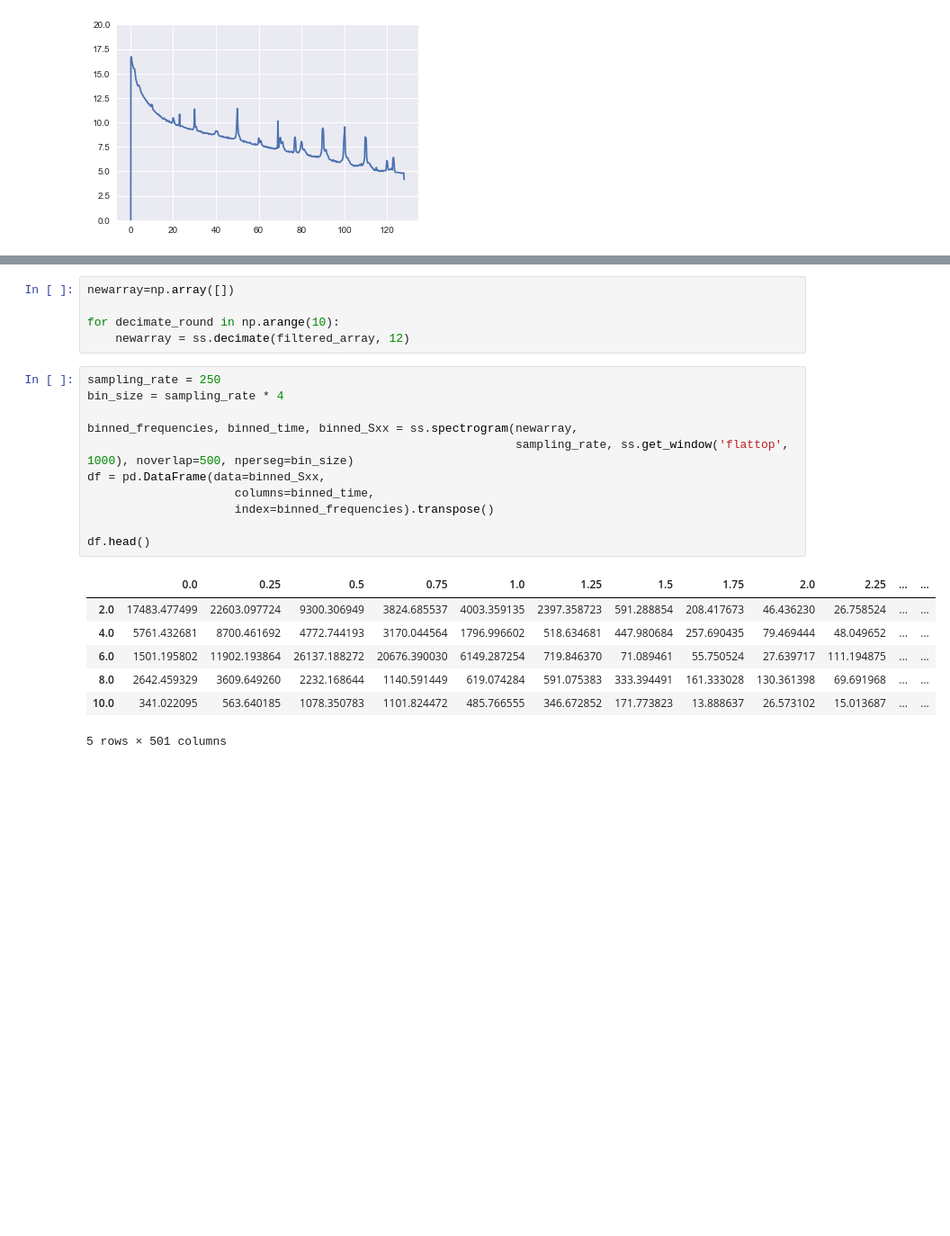
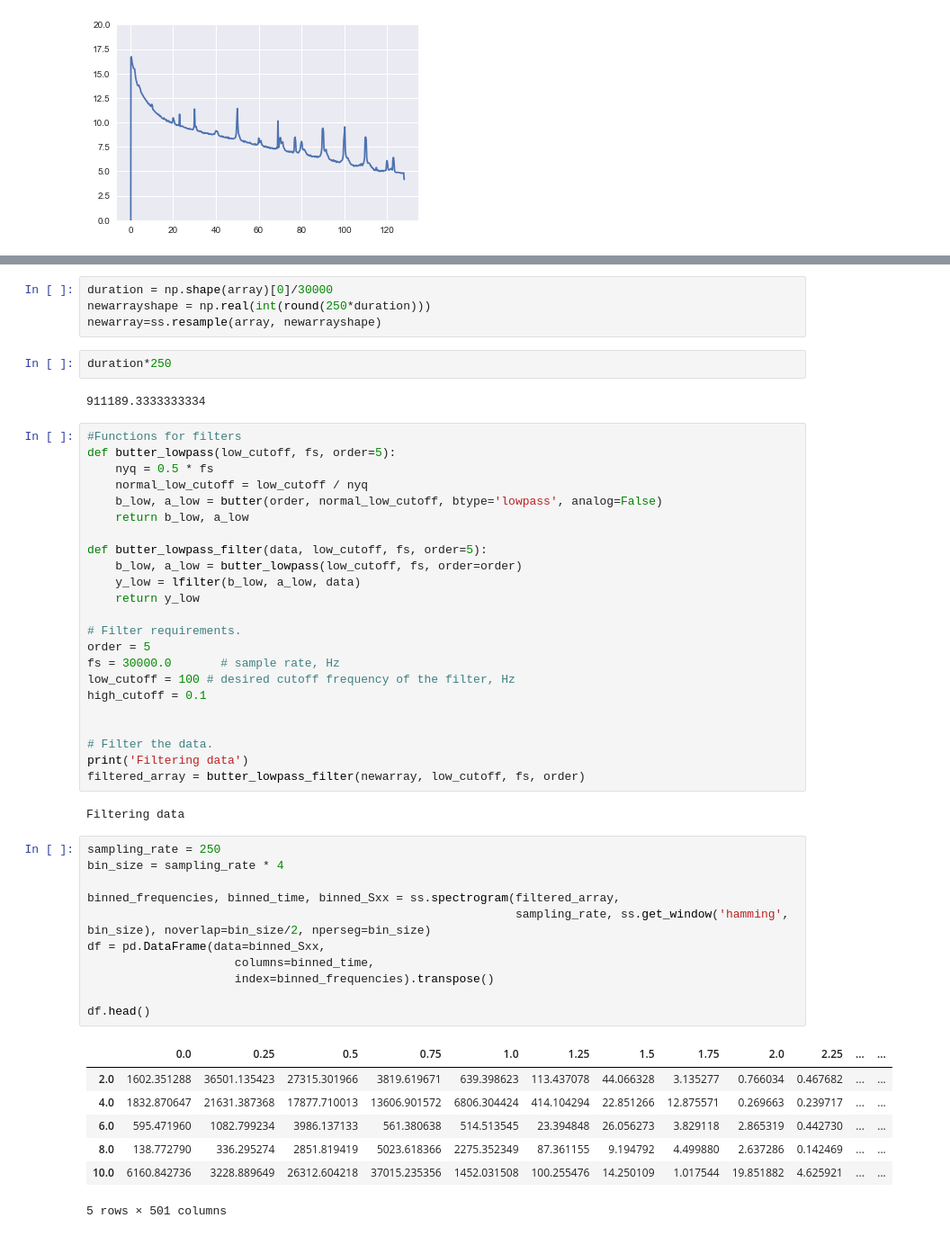
Before and after one commit to Ruairi-osul/ephys, a Jupyter notebook: eeg_preprocess/notebooks/Updated EEG analysis.ipynb, the cells around one changed output, grey strips where cells are left out. Shown at 90% size. Cells and saved outputs as stored; diff of their text form; blank space fills up the shorter version.

```diff
--- a/eeg_preprocess/notebooks/Updated EEG analysis.ipynb
+++ b/eeg_preprocess/notebooks/Updated EEG analysis.ipynb
@@ -251,26 +227,54 @@ Filtering data
-# %%
-newarray=np.array([])
-
-for decimate_round in np.arange(10):
-    newarray = ss.decimate(filtered_array, 12)
+# %%
+duration = np.shape(array)[0]/30000
+newarrayshape = np.real(int(round(250*duration)))
+newarray=ss.resample(array, newarrayshape)
+# %%
+duration*250
+# %% [output]
+911189.3333333334
+# %%
+#Functions for filters
+def butter_lowpass(low_cutoff, fs, order=5):
+    nyq = 0.5 * fs
+    normal_low_cutoff = low_cutoff / nyq
+    b_low, a_low = butter(order, normal_low_cutoff, btype='lowpass', analog=False)
+    return b_low, a_low
+
+def butter_lowpass_filter(data, low_cutoff, fs, order=5):
+    b_low, a_low = butter_lowpass(low_cutoff, fs, order=order)
+    y_low = lfilter(b_low, a_low, data)
+    return y_low
+
+# Filter requirements.
+order = 5
+fs = 30000.0       # sample rate, Hz
+low_cutoff = 100 # desired cutoff frequency of the filter, Hz
+high_cutoff = 0.1
+
+
+# Filter the data.
+print('Filtering data')
+filtered_array = butter_lowpass_filter(newarray, low_cutoff, fs, order)
+# %% [output]
+Filtering data
 # %%
 sampling_rate = 250
 bin_size = sampling_rate * 4
 
-binned_frequencies, binned_time, binned_Sxx = ss.spectrogram(newarray,
-                                                             sampling_rate, ss.get_window('flattop', 1000), noverlap=500, nperseg=bin_size)
+binned_frequencies, binned_time, binned_Sxx = ss.spectrogram(filtered_array,
+                                                             sampling_rate, ss.get_window('hamming', bin_size), noverlap=bin_size/2, nperseg=bin_size)
 df = pd.DataFrame(data=binned_Sxx,
                      columns=binned_time,
                      index=binned_frequencies).transpose()
 
 df.head()
 # %% [output]
 |  | 0.0 | 0.25 | 0.5 | 0.75 | 1.0 | 1.25 | 1.5 | 1.75 | 2.0 | 2.25 | ... | ... |
-| 2.0 | 17483.477499 | 22603.097724 | 9300.306949 | 3824.685537 | 4003.359135 | 2397.358723 | 591.288854 | 208.417673 | 46.436230 | 26.758524 | ... | ... |
-| 4.0 | 5761.432681 | 8700.461692 | 4772.744193 | 3170.044564 | 1796.996602 | 518.634681 | 447.980684 | 257.690435 | 79.469444 | 48.049652 | ... | ... |
-| 6.0 | 1501.195802 | 11902.193864 | 26137.188272 | 20676.390030 | 6149.287254 | 719.846370 | 71.089461 | 55.750524 | 27.639717 | 111.194875 | ... | ... |
-| 8.0 | 2642.459329 | 3609.649260 | 2232.168644 | 1140.591449 | 619.074284 | 591.075383 | 333.394491 | 161.333028 | 130.361398 | 69.691968 | ... | ... |
-| 10.0 | 341.022095 | 563.640185 | 1078.350783 | 1101.824472 | 485.766555 | 346.672852 | 171.773823 | 13.888637 | 26.573102 | 15.013687 | ... | ... |
+| 2.0 | 1602.351288 | 36501.135423 | 27315.301966 | 3819.619671 | 639.398623 | 113.437078 | 44.066328 | 3.135277 | 0.766034 | 0.467682 | ... | ... |
+| 4.0 | 1832.870647 | 21631.387368 | 17877.710013 | 13606.901572 | 6806.304424 | 414.104294 | 22.851266 | 12.875571 | 0.269663 | 0.239717 | ... | ... |
+| 6.0 | 595.471960 | 1082.799234 | 3986.137133 | 561.380638 | 514.513545 | 23.394848 | 26.056273 | 3.829118 | 2.865319 | 0.442730 | ... | ... |
+| 8.0 | 138.772790 | 336.295274 | 2851.819419 | 5023.618366 | 2275.352349 | 87.361155 | 9.194792 | 4.499880 | 2.637286 | 0.142469 | ... | ... |
+| 10.0 | 6160.842736 | 3228.889649 | 26312.604218 | 37015.235356 | 1452.031508 | 100.255476 | 14.250109 | 1.017544 | 19.851882 | 4.625921 | ... | ... |
 5 rows × 501 columns
 # %%
 df = df.reset_index()
```
Also changed, not shown: parts of 4 cells of this notebook, 1 other file.
